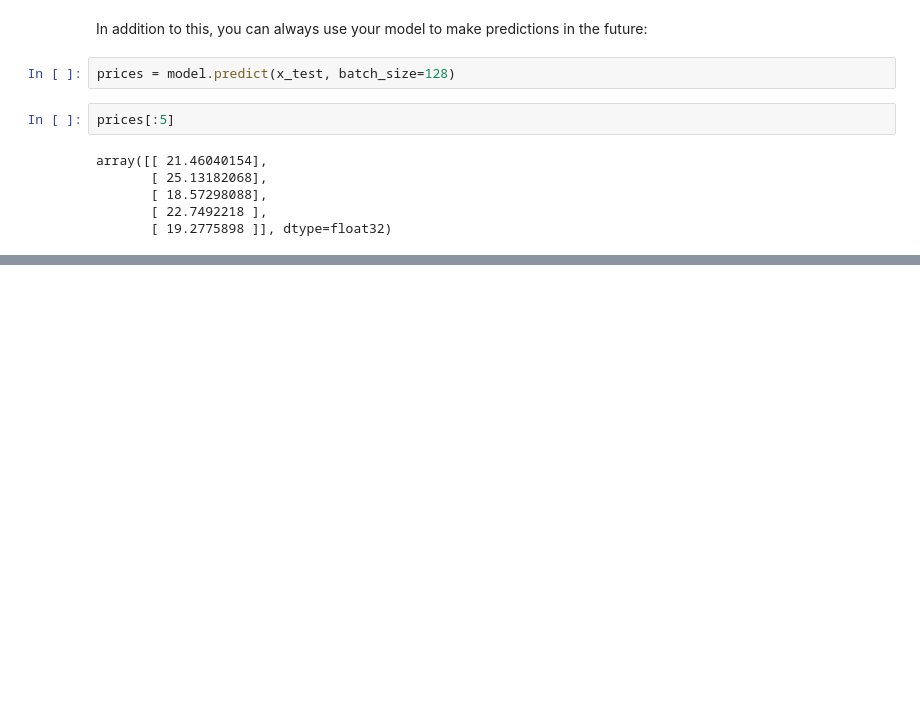
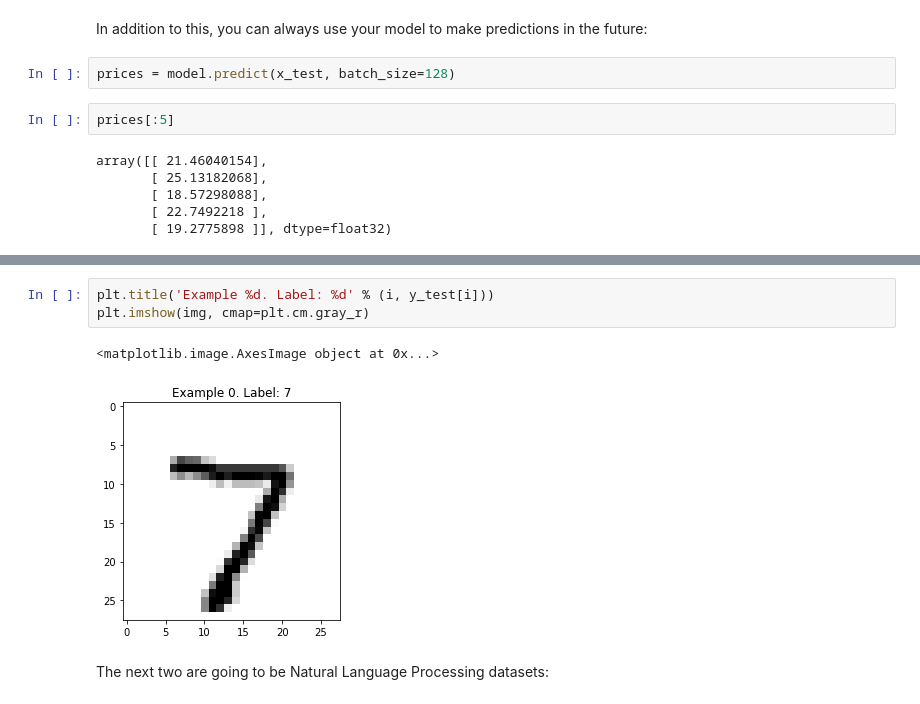
Before and after one commit to dazcona/learning-data-science, a Jupyter notebook: Learning keras with Nathaniel Tucker/Learning keras with Nathaniel Tucker.ipynb, the cells around one changed output, grey strips where cells are left out. Cells and saved outputs as stored; diff of their text form; blank space fills up the shorter version.

```diff
--- a/Learning keras with Nathaniel Tucker/Learning keras with Nathaniel Tucker.ipynb
+++ b/Learning keras with Nathaniel Tucker/Learning keras with Nathaniel Tucker.ipynb
@@ -132,0 +215,8 @@ array([[ 21.46040154],
+# %%
+plt.title('Example %d. Label: %d' % (i, y_test[i]))
+plt.imshow(img, cmap=plt.cm.gray_r)
+# %% [output]
+<matplotlib.image.AxesImage object at 0x...>
+[figure, added]
+# %% [markdown]
+The next two are going to be Natural Language Processing datasets:
```
Also changed, not shown: parts of 28 cells of this notebook.
